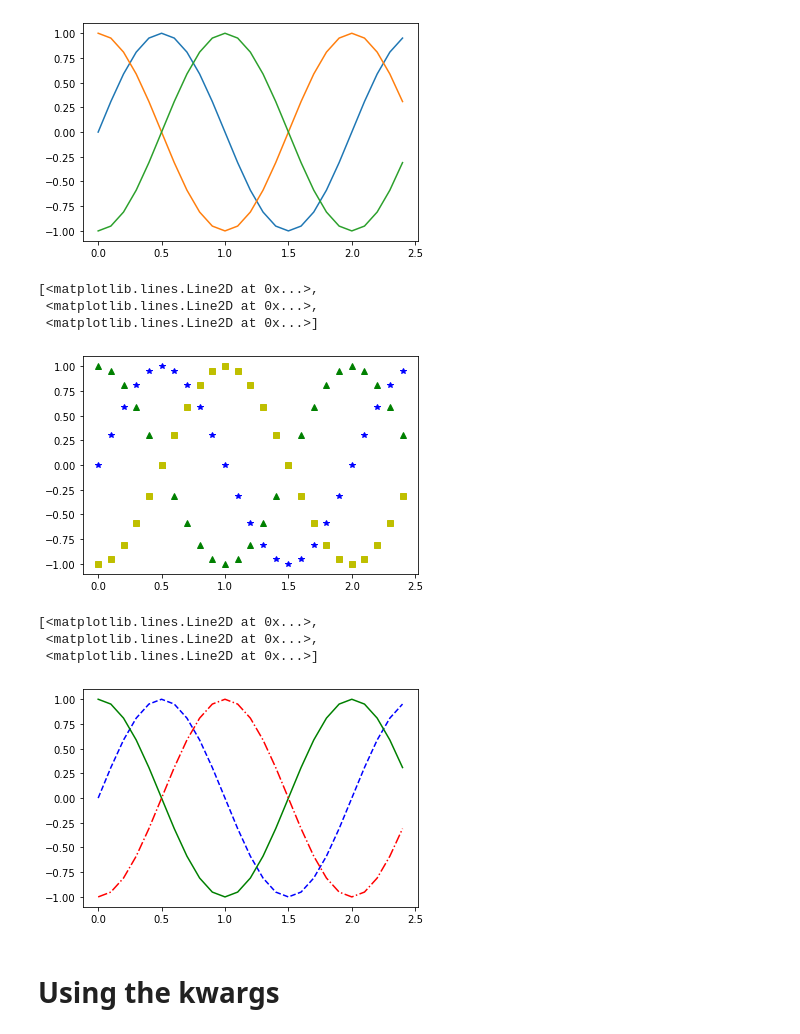
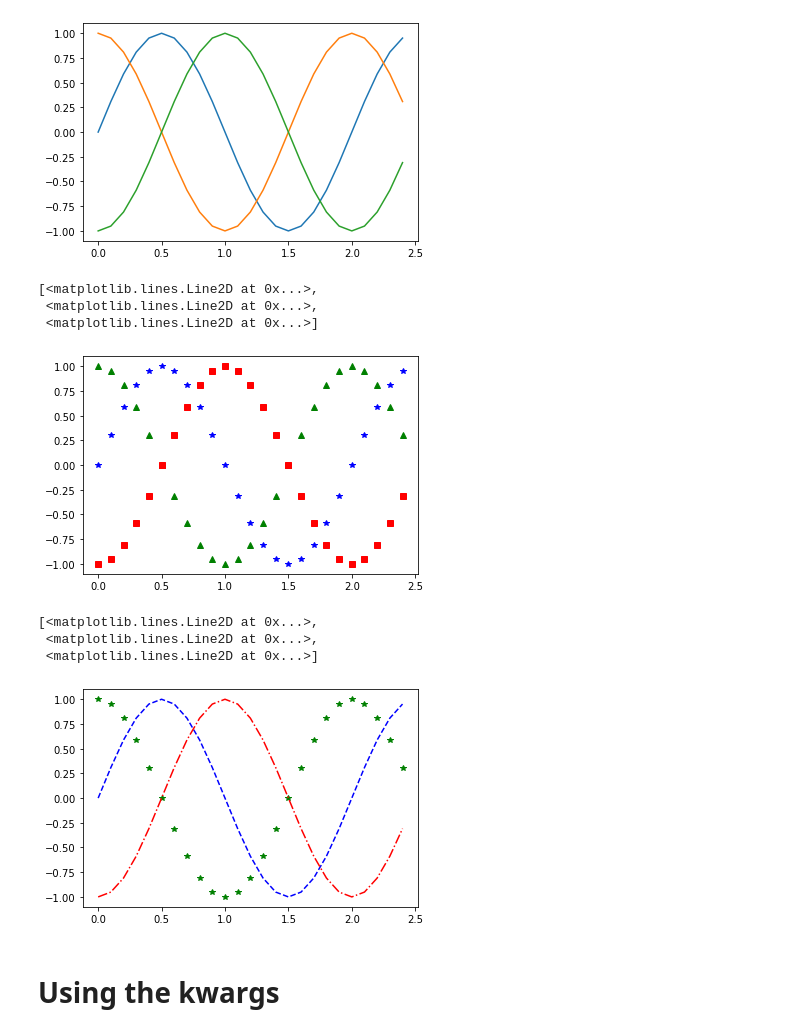
Before and after one commit to OliverRevilla/RW_Pandas, a Jupyter notebook: Data_Visualization_with_matplotlib.ipynb, the cells around one changed output. Saved outputs shown, nothing was run; the diff lists cells and outputs as text; code cells hidden in the pictures.

```diff
--- a/Data_Visualization_with_matplotlib.ipynb
+++ b/Data_Visualization_with_matplotlib.ipynb
@@ -53,19 +53,19 @@ plt.plot(t,y1,t,y2,t,y3)
  <matplotlib.lines.Line2D at 0x...>]
 [figure]
 # %%
-plt.plot(t,y1,'b*',t,y2,'g^',t,y3,'ys')
+plt.plot(t,y1,'b*',t,y2,'g^',t,y3,'rs')
 # %% [output]
 [<matplotlib.lines.Line2D at 0x...>,
  <matplotlib.lines.Line2D at 0x...>,
  <matplotlib.lines.Line2D at 0x...>]
-[figure, old version]
+[figure, new version]
 # %%
-plt.plot(t,y1,'b--',t,y2,'g',t,y3,'r-.')
+plt.plot(t,y1,'b--',t,y2,'g*',t,y3,'r-.')
 # %% [output]
 [<matplotlib.lines.Line2D at 0x...>,
  <matplotlib.lines.Line2D at 0x...>,
  <matplotlib.lines.Line2D at 0x...>]
-[figure, old version]
+[figure, new version]
 # %% [markdown]
 # Using the kwargs
 # %%
```
Also changed, not shown: parts of 6 cells of this notebook.
